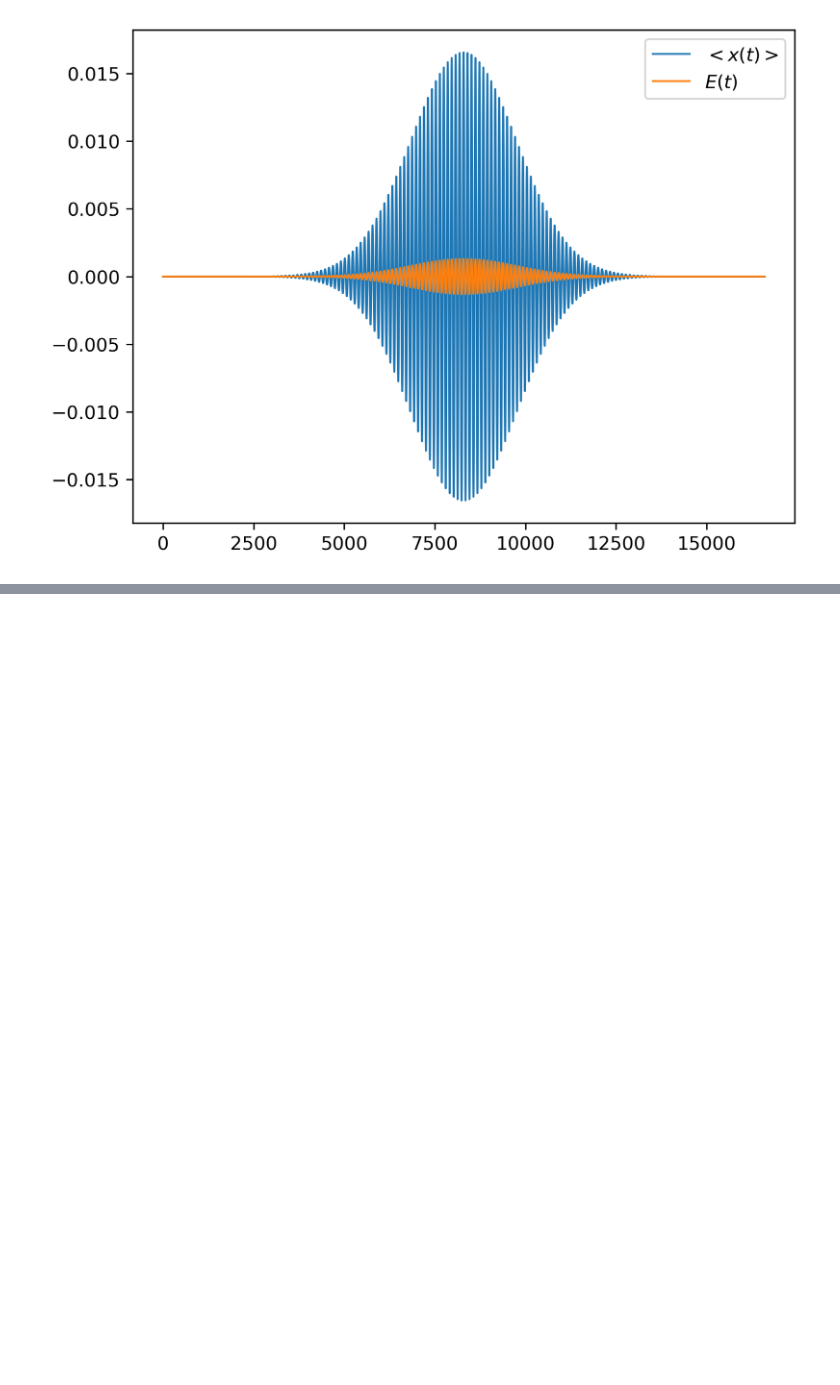
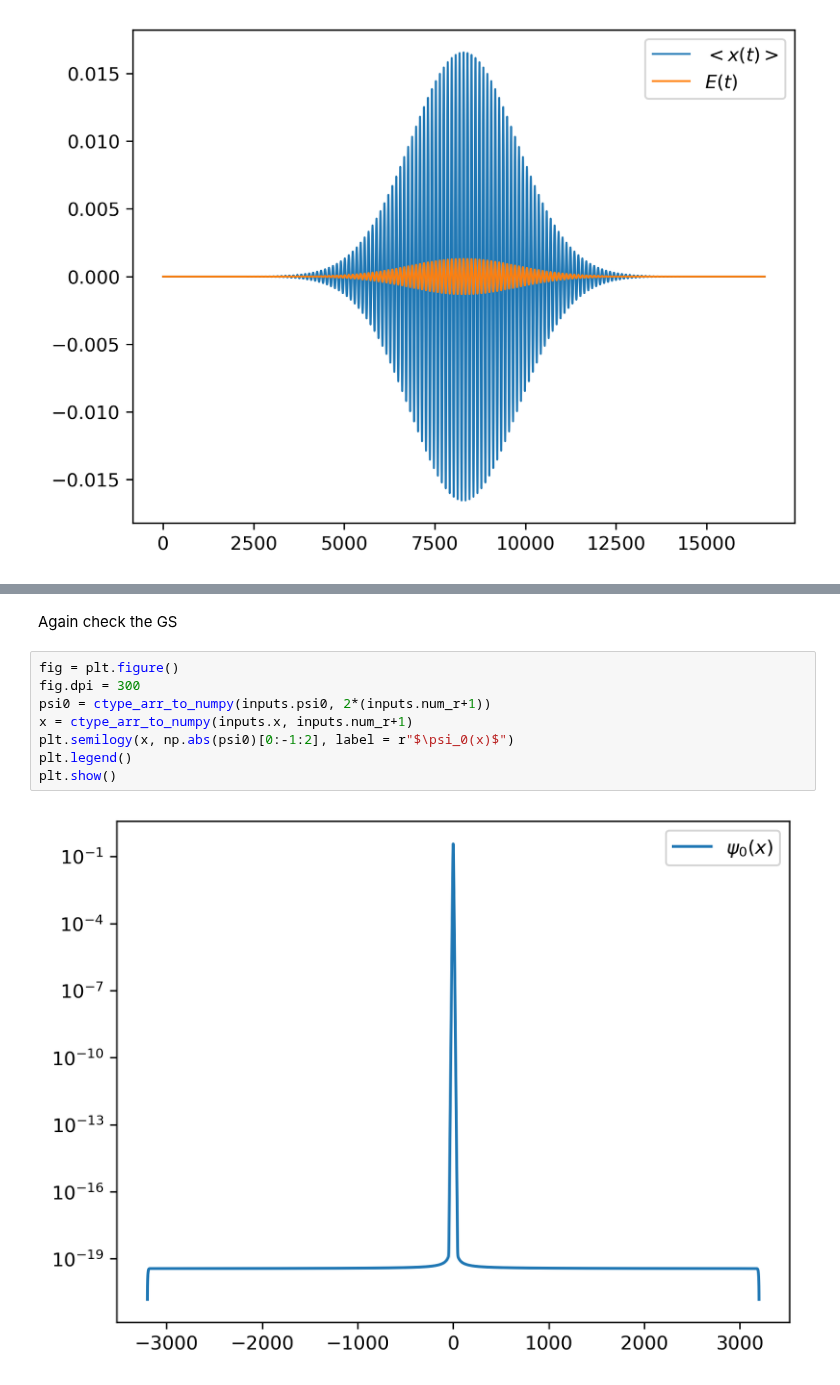
Before and after one commit to MMA-HHG/MMA, a Jupyter notebook: 1DTDSE/PythonTDSE.ipynb, the cells around one changed output, grey strips where cells are left out. Drawn from its saved outputs; the diff is of its cells as text; blank space fills up the shorter version.

```diff
--- a/1DTDSE/PythonTDSE.ipynb
+++ b/1DTDSE/PythonTDSE.ipynb
@@ -114,0 +186,12 @@ plt.show()
+# %% [markdown]
+Again check the GS
+# %%
+fig = plt.figure()
+fig.dpi = 300
+psi0 = ctype_arr_to_numpy(inputs.psi0, 2*(inputs.num_r+1))
+x = ctype_arr_to_numpy(inputs.x, inputs.num_r+1)
+plt.semilogy(x, np.abs(psi0)[0:-1:2], label = r"$\psi_0(x)$")
+plt.legend()
+plt.show()
+# %% [output]
+[figure, added]
```
Also changed, not shown: parts of 15 cells of this notebook, 1 other file.
